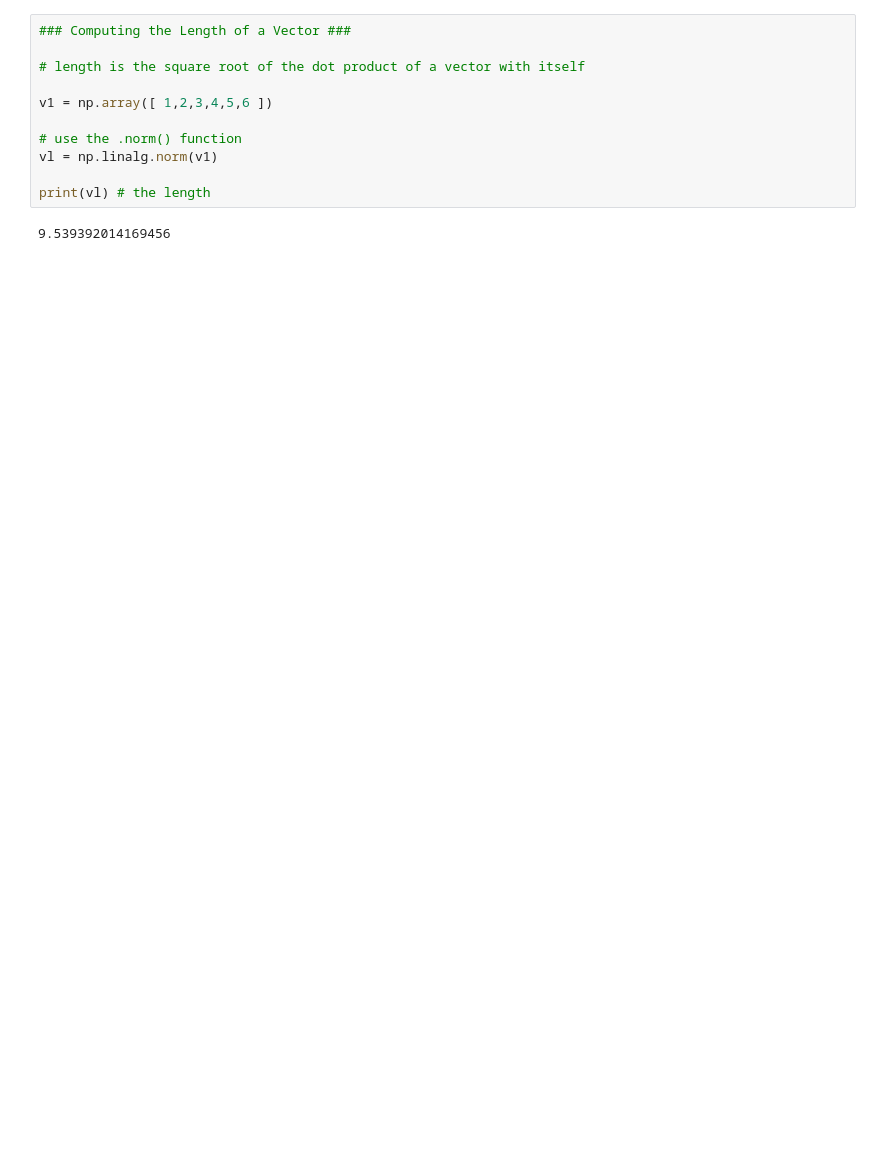
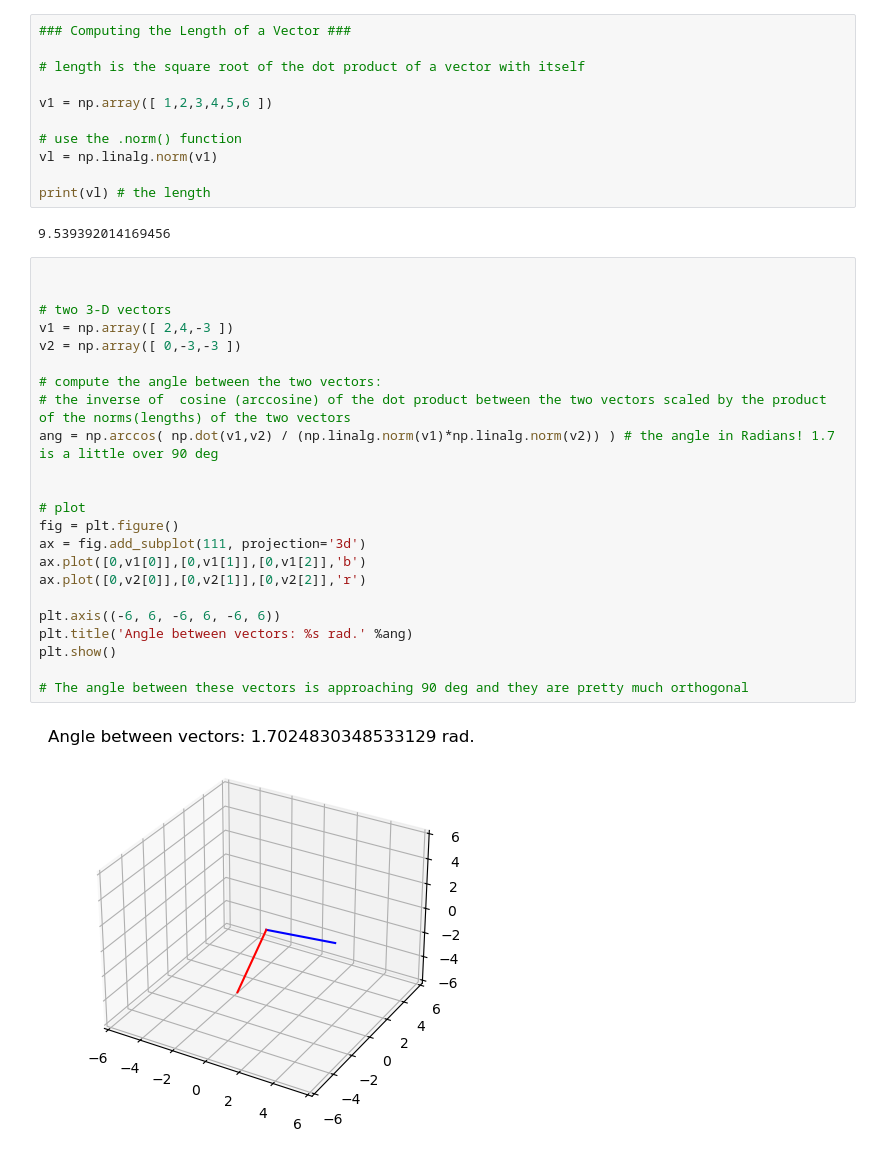
Before and after one commit to BrentGrammer/PROGNOTES, a Jupyter notebook: LinearAlgebra/dotproduct.ipynb, the cells around one changed output. Cells and saved outputs as stored; diff of their text form; blank space fills up the shorter version.

```diff
--- a/LinearAlgebra/dotproduct.ipynb
+++ b/LinearAlgebra/dotproduct.ipynb
@@ -95,3 +95,28 @@ vl = np.linalg.norm(v1)
 print(vl) # the length
 # %% [output]
 9.539392014169456
+# %%
+
+
+# two 3-D vectors
+v1 = np.array([ 2,4,-3 ])
+v2 = np.array([ 0,-3,-3 ])
+
+# compute the angle between the two vectors:
+# the inverse of  cosine (arccosine) of the dot product between the two vectors scaled by the product of the norms(lengths) of the two vectors
+ang = np.arccos( np.dot(v1,v2) / (np.linalg.norm(v1)*np.linalg.norm(v2)) ) # the angle in Radians! 1.7 is a little over 90 deg
+
+
+# plot
+fig = plt.figure()
+ax = fig.add_subplot(111, projection='3d')
+ax.plot([0,v1[0]],[0,v1[1]],[0,v1[2]],'b')
+ax.plot([0,v2[0]],[0,v2[1]],[0,v2[2]],'r')
+
+plt.axis((-6, 6, -6, 6, -6, 6))
+plt.title('Angle between vectors: %s rad.' %ang)
+plt.show()
+
+# The angle between these vectors is approaching 90 deg and they are pretty much orthogonal
+# %% [output]
+[figure, added]
```
Also changed, not shown: parts of 4 cells of this notebook, 5 other files.
